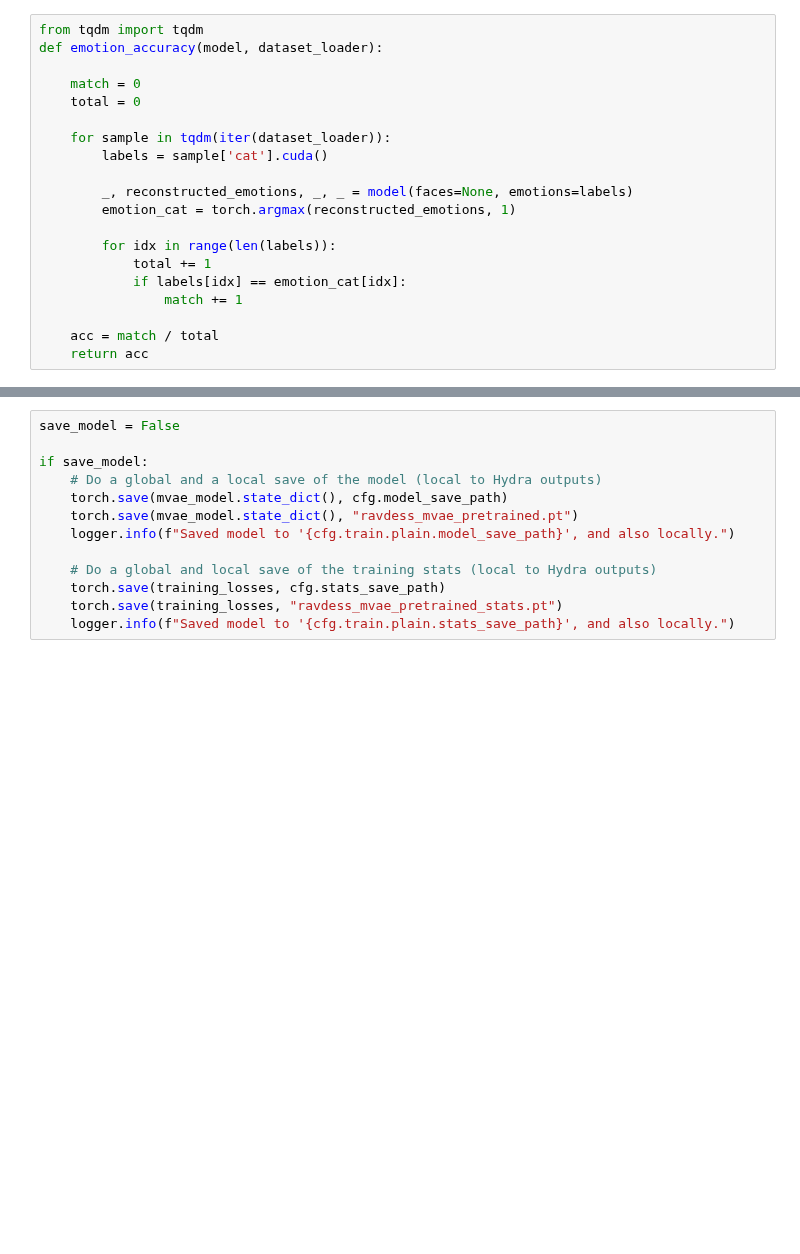
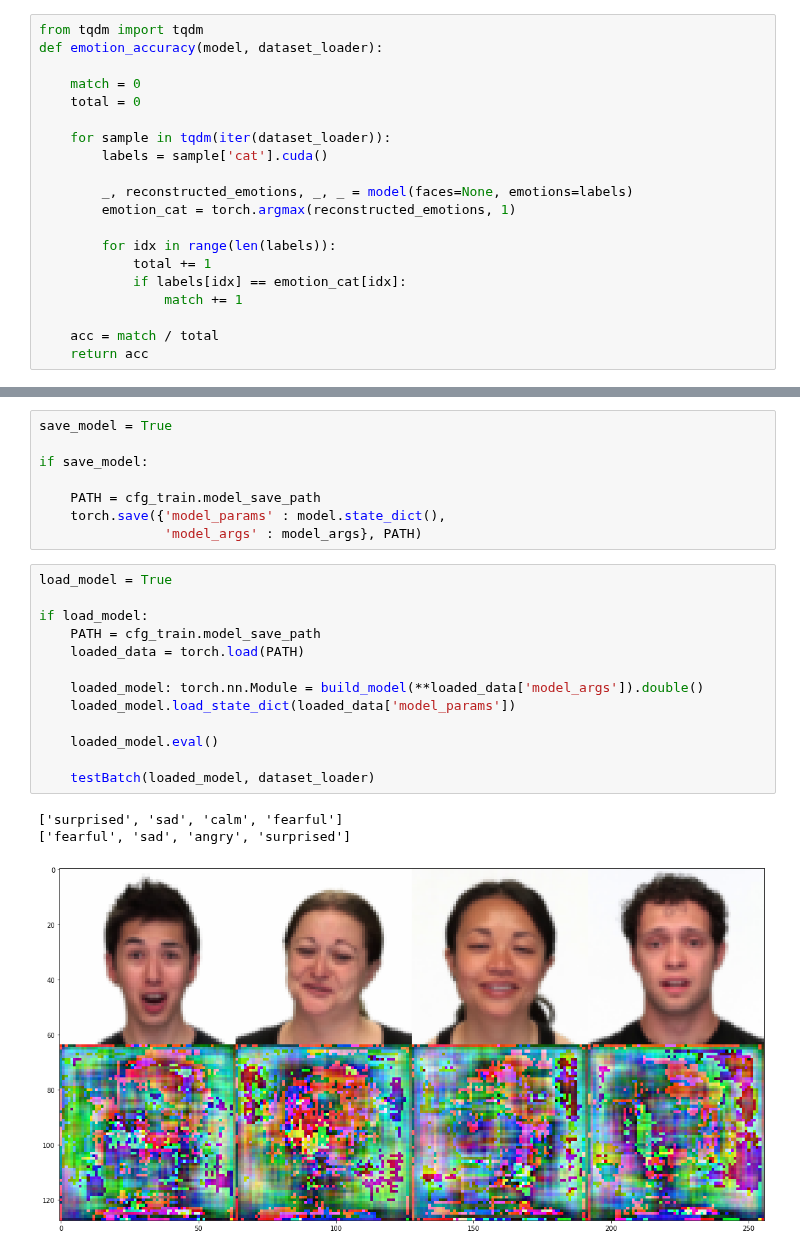
Before and after one commit to Ale-Ba2lero/Multimodal-Emotion-Analysis, a Jupyter notebook: src/mvae_torch/face_emotions_mvae_torch.ipynb, the cells around one changed output, grey strips where cells are left out. Cells and saved outputs as stored; diff of their text form; blank space fills up the shorter version.

```diff
--- a/src/mvae_torch/face_emotions_mvae_torch.ipynb
+++ b/src/mvae_torch/face_emotions_mvae_torch.ipynb
@@ -403,13 +220,25 @@ print(emotion_accuracy(model, testset_loader))
-# %%
-save_model = False
-
-if save_model:
-    # Do a global and a local save of the model (local to Hydra outputs)
-    torch.save(mvae_model.state_dict(), cfg.model_save_path)
-    torch.save(mvae_model.state_dict(), "ravdess_mvae_pretrained.pt")
-    logger.info(f"Saved model to '{cfg.train.plain.model_save_path}', and also locally.")
-
-    # Do a global and local save of the training stats (local to Hydra outputs)
-    torch.save(training_losses, cfg.stats_save_path)
-    torch.save(training_losses, "ravdess_mvae_pretrained_stats.pt")
-    logger.info(f"Saved model to '{cfg.train.plain.stats_save_path}', and also locally.")
+# %%
+save_model = True
+
+if save_model:
+
+    PATH = cfg_train.model_save_path
+    torch.save({'model_params' : model.state_dict(),
+                'model_args' : model_args}, PATH)
+# %%
+load_model = True
+
+if load_model:
+    PATH = cfg_train.model_save_path
+    loaded_data = torch.load(PATH)
+
+    loaded_model: torch.nn.Module = build_model(**loaded_data['model_args']).double()
+    loaded_model.load_state_dict(loaded_data['model_params'])
+
+    loaded_model.eval()
+
+    testBatch(loaded_model, dataset_loader)
+# %% [output]
+['surprised', 'sad', 'calm', 'fearful']
+['fearful', 'sad', 'angry', 'surprised']
+[figure, added]
```
Also changed, not shown: parts of 12 cells of this notebook, 1 other file.
